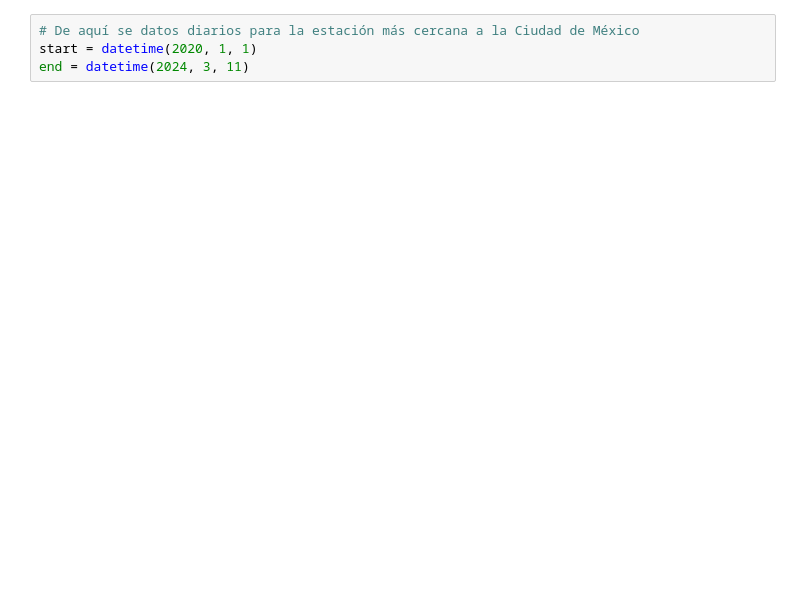
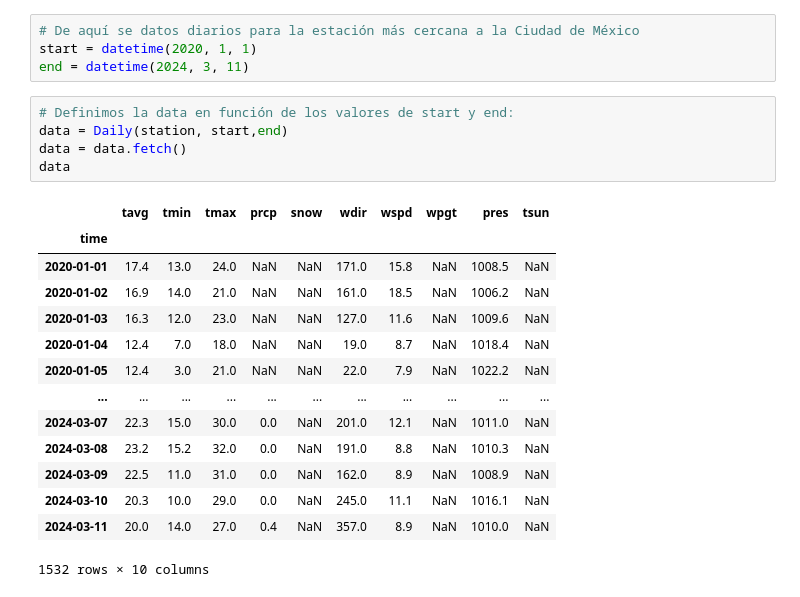
Before and after one commit to earo12/Prophet-Repo, a Jupyter notebook: PROPHET.ipynb, the cells around one changed output. Cells and saved outputs as stored; diff of their text form; blank space fills up the shorter version.

Commit message:
Added Data variable and output

```diff
--- a/PROPHET.ipynb
+++ b/PROPHET.ipynb
@@ -60,3 +60,23 @@ station
 # De aquí se datos diarios para la estación más cercana a la Ciudad de México
 start = datetime(2020, 1, 1)
 end = datetime(2024, 3, 11)
+# %%
+# Definimos la data en función de los valores de start y end:
+data = Daily(station, start,end)
+data = data.fetch()
+data
+# %% [output]
+|  | tavg | tmin | tmax | prcp | snow | wdir | wspd | wpgt | pres | tsun |
+| time |  |  |  |  |  |  |  |  |  |  |
+| 2020-01-01 | 17.4 | 13.0 | 24.0 | NaN | NaN | 171.0 | 15.8 | NaN | 1008.5 | NaN |
+| 2020-01-02 | 16.9 | 14.0 | 21.0 | NaN | NaN | 161.0 | 18.5 | NaN | 1006.2 | NaN |
+| 2020-01-03 | 16.3 | 12.0 | 23.0 | NaN | NaN | 127.0 | 11.6 | NaN | 1009.6 | NaN |
+| 2020-01-04 | 12.4 | 7.0 | 18.0 | NaN | NaN | 19.0 | 8.7 | NaN | 1018.4 | NaN |
+| 2020-01-05 | 12.4 | 3.0 | 21.0 | NaN | NaN | 22.0 | 7.9 | NaN | 1022.2 | NaN |
+| ... | ... | ... | ... | ... | ... | ... | ... | ... | ... | ... |
+| 2024-03-07 | 22.3 | 15.0 | 30.0 | 0.0 | NaN | 201.0 | 12.1 | NaN | 1011.0 | NaN |
+| 2024-03-08 | 23.2 | 15.2 | 32.0 | 0.0 | NaN | 191.0 | 8.8 | NaN | 1010.3 | NaN |
+| 2024-03-09 | 22.5 | 11.0 | 31.0 | 0.0 | NaN | 162.0 | 8.9 | NaN | 1008.9 | NaN |
+| 2024-03-10 | 20.3 | 10.0 | 29.0 | 0.0 | NaN | 245.0 | 11.1 | NaN | 1016.1 | NaN |
+| 2024-03-11 | 20.0 | 14.0 | 27.0 | 0.4 | NaN | 357.0 | 8.9 | NaN | 1010.0 | NaN |
+1532 rows × 10 columns
```
